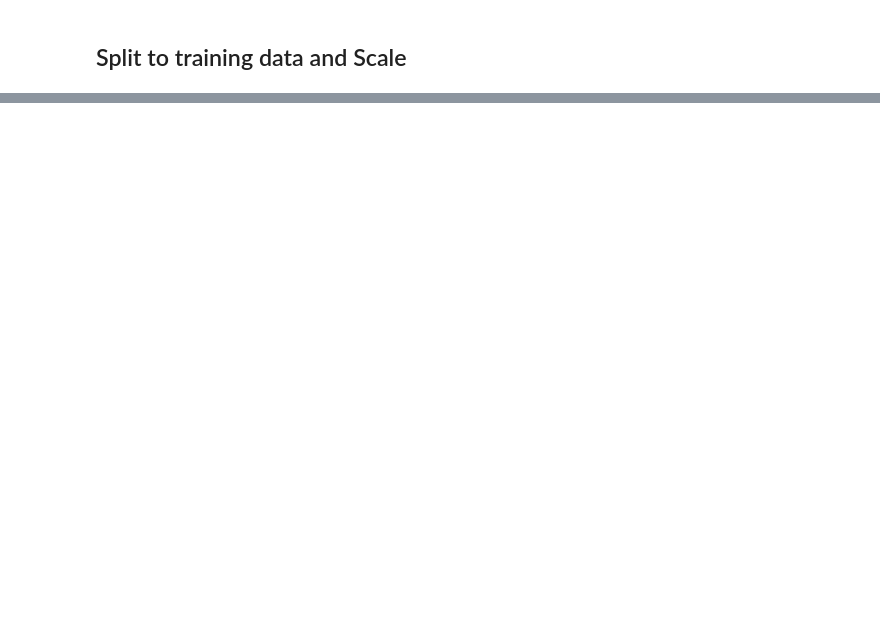
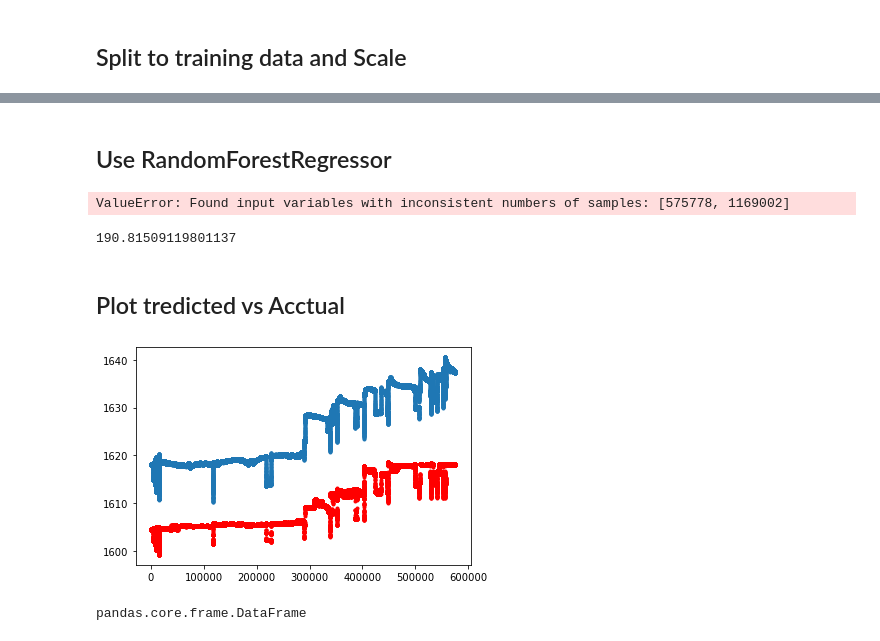
Before and after one commit to sysco-middleware/krafthack2022onsite, a Jupyter notebook: RandomForestRegressionModel.ipynb, the cells around one changed output, grey strips where cells are left out. Drawn from its saved outputs; the diff is of its cells as text; code cells hidden in the pictures; blank space fills up the shorter version.

Commit message:
finalized data split, started training models

```diff
--- a/RandomForestRegressionModel.ipynb
+++ b/RandomForestRegressionModel.ipynb
@@ -79,0 +70,4 @@ print(len(scaledData[0]))
+# %%
+OperationTrainingData, OperationTestData = scaleData(X_trainOperation,X_testOperation)
+RegulationTrainingData, RegulationTestData = scaleData(X_trainRegulation,X_testRegulation)
+StartTrainingData, StartTestData = scaleData(X_trainStart,X_testStart)
@@ -94,0 +119,58 @@ regr.predict([[0, 0, 0, 0]])
+# %% [markdown]
+## Use RandomForestRegressor
+# %%
+#Operation
+OperationTrainingData = np.array(OperationTrainingData)
+tic = time.time()
+regrOperation = RandomForestRegressor(max_depth=100, random_state=0, n_jobs = -1)
+regr.fit(OperationTrainingData, y_trainOperation)
+toc = time.time()
+print(toc-tic)
+
+#Regulation
+RegulationTrainingData = np.array(RegulationTrainingData)
+tic = time.time()
+regrRegulation = RandomForestRegressor(max_depth=100, random_state=0, n_jobs = -1)
+regr.fit(RegulationTrainingData, y_trainRegulation)
+toc = time.time()
+print(toc-tic)
+
+#Start
+StartTrainingData = np.array(StartTrainingData)
+tic = time.time()
+regrStart = RandomForestRegressor(max_depth=100, random_state=0, n_jobs = -1)
+regr.fit(StartTrainingData, y_trainStart)
+toc = time.time()
+print(toc-tic)
+# %% [output]
+ValueError: Found input variables with inconsistent numbers of samples: [575778, 1169002]
+# %%
+#Operation
+y_predict = regr.predict(OperationTestData)
+MSEOperation = mean_squared_error(y_testOperation, y_predict)
+
+#Regulation
+y_predict = regr.predict(RegulationTestData)
+MSERegulation = mean_squared_error(y_testRegulation, y_predict)
+
+#Start
+y_predict = regr.predict(StartTestData)
+MSEStart = mean_squared_error(y_testStart, y_predict)
+# %%
+#Mean error for three models
+print((MSEOperation + MSERegulation + MSEStart )/3)
+# %% [output]
+190.81509119801137
+# %% [markdown]
+## Plot tredicted vs Acctual
+# %%
+Testtime = np.linspace(0,len(y_test),len(y_test),dtype='int')
+plt.scatter(Testtime, y_test, marker = ".",color = 'b')
+plt.scatter(Testtime, y_predict, marker = ".",color = 'r')
+plt.show()
+# %% [output]
+[figure, added]
+# %%
+type(X_train)
+# %% [output]
+pandas.core.frame.DataFrame
```
Also changed, not shown: parts of 26 cells of this notebook, 1 other file.
